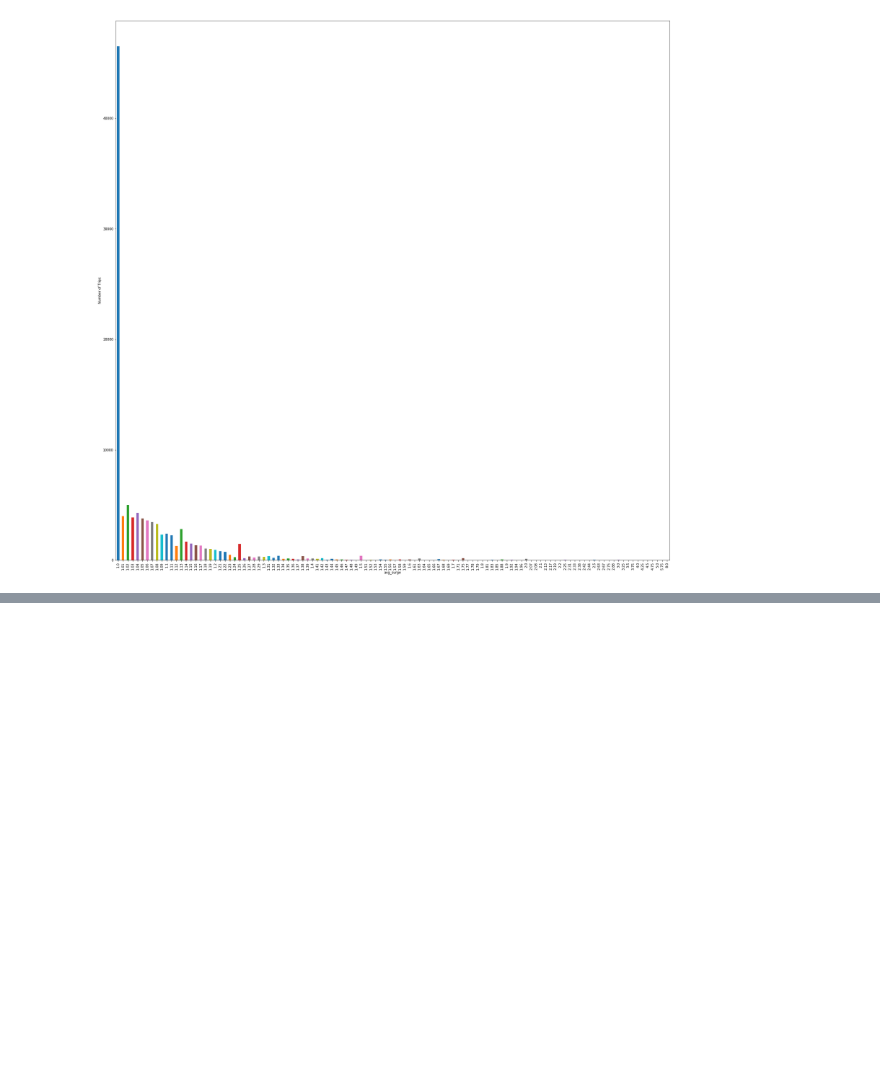
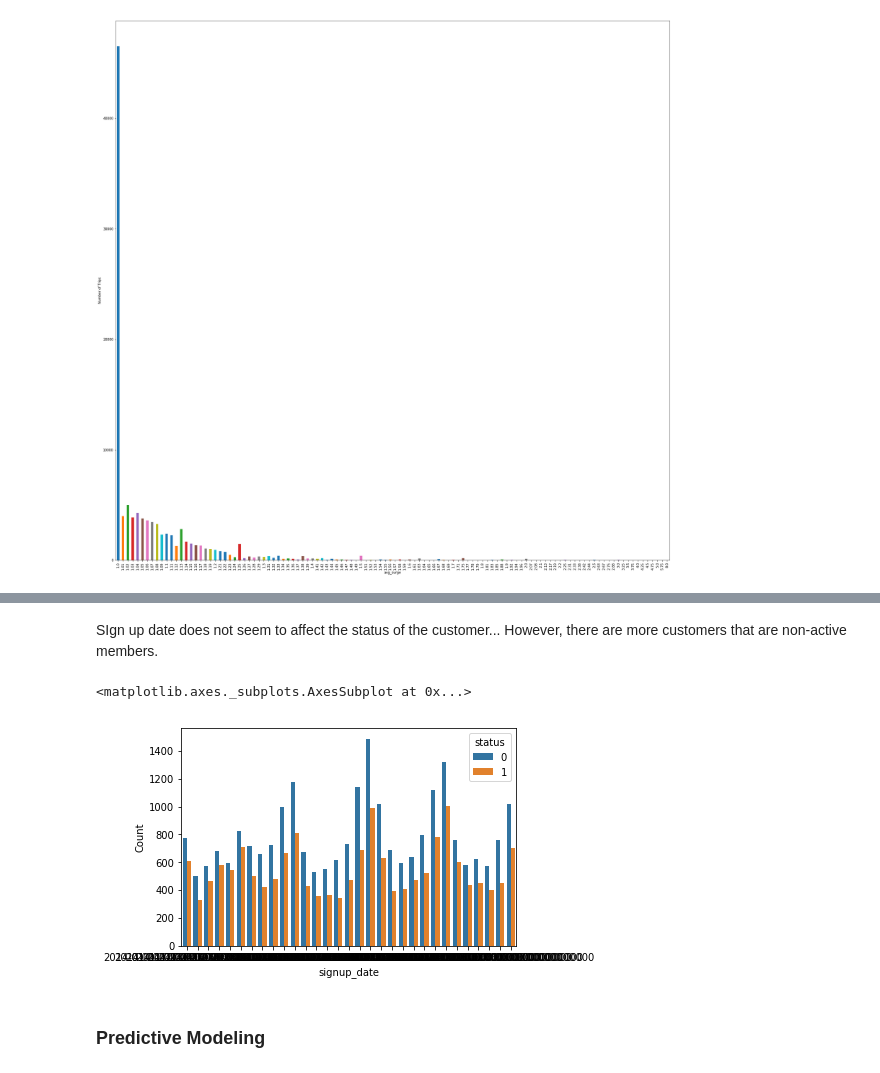
Before and after one commit to dariazhuk357/Springboard, a Jupyter notebook: Challange #1(1).ipynb, the cells around one changed output, grey strips where cells are left out. Drawn from its saved outputs; the diff is of its cells as text; code cells hidden in the pictures; blank space fills up the shorter version.

```diff
--- a/Challange #1(1).ipynb
+++ b/Challange #1(1).ipynb
@@ -165,0 +312,11 @@ Text(0,0.5,'Number of Trips')
+# %% [markdown]
+SIgn up date does not seem to affect the status of the customer... However, there are more customers that are non-active members.
+# %%
+df_sign_up=df2.loc[:,['signup_date','status']]
+df_sign_up=df_sign_up.groupby(['signup_date','status']).size().to_frame('Count').reset_index()
+sns.barplot(x='signup_date', y='Count', hue='status',data=df_sign_up)
+# %% [output]
+<matplotlib.axes._subplots.AxesSubplot at 0x...>
+[figure, added]
+# %% [markdown]
+### Predictive Modeling
```
Also changed, not shown: parts of 47 cells of this notebook.
